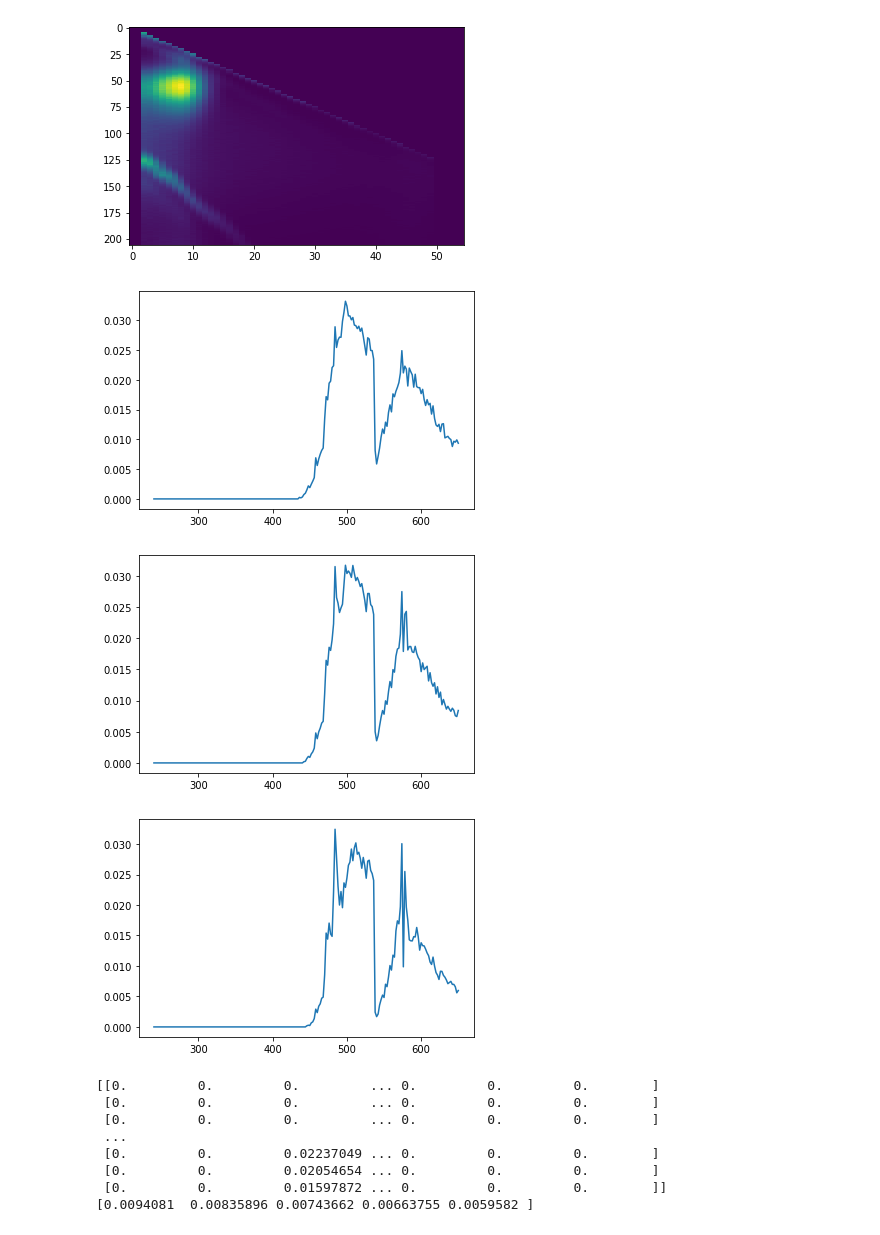
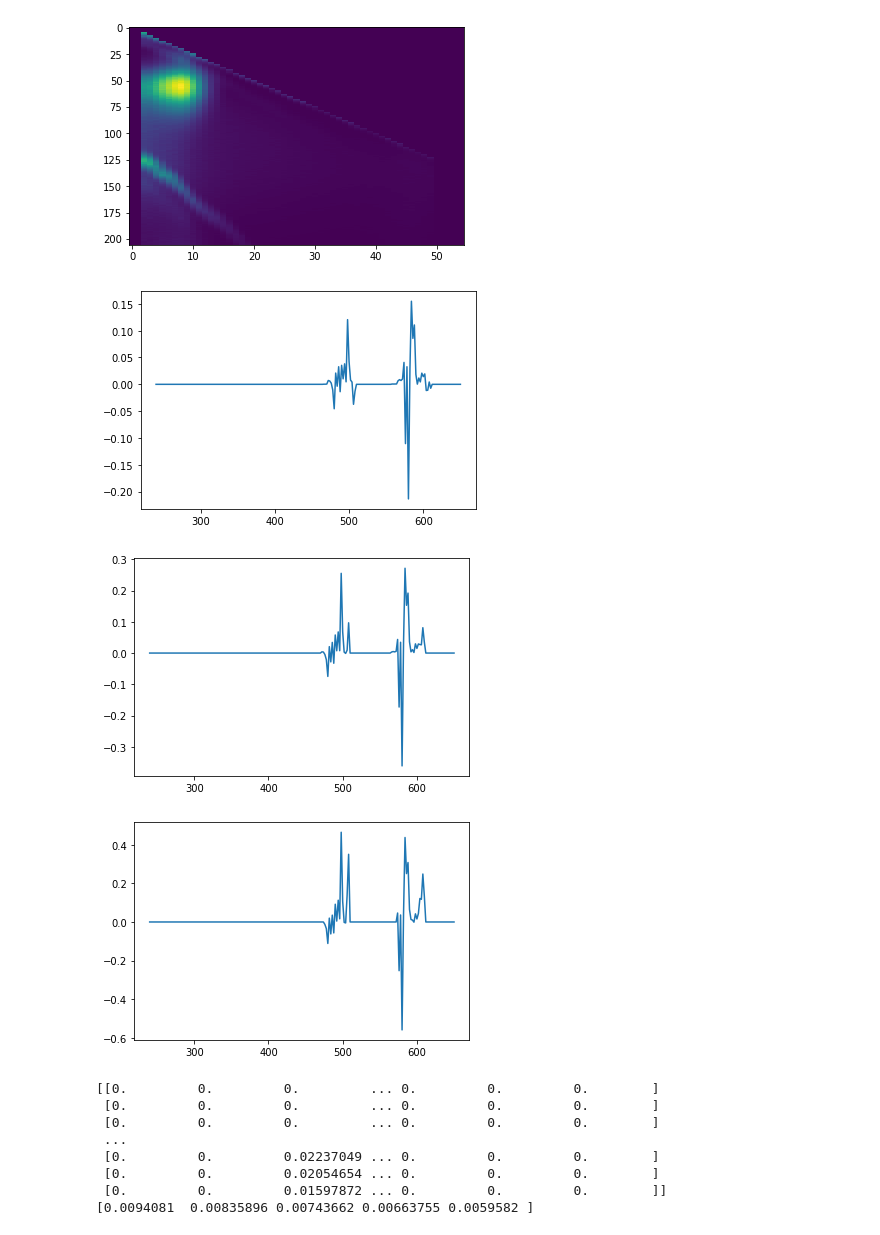
Before and after one commit to 89605502155/course-work-2, a Jupyter notebook: курсовая 3.0.ipynb, the cells around one changed output. Drawn from its saved outputs; the diff is of its cells as text; code cells hidden in the pictures.

```diff
--- a/курсовая 3.0.ipynb
+++ b/курсовая 3.0.ipynb
@@ -211,17 +211,18 @@ while k < 35:
             Xx[ty[tg],i]=a13[tg]
     #уберу небольшие шумы в конце
     for i in range (35,55):
-        tg=[]
         nb=[]
         jn=0
         nj=0
         for j in range (75,206):
-            if ()
-            if (j==205) or (j<=80):
-                tg+=[j]
-            else:
+            if (Xx[j,i]>jn):
+                jn=Xx[j,i]
+                nj=j
+        for j in range (75,204):
+            if (j!=nj):
                 nb+=[j]
-        a14=scipy.interpolate.PchipInterpolator(lrl[nb],Xx[nb,i])
+        tg=[73,74,nj-1,204,205]
+        a14=scipy.interpolate.PchipInterpolator(lrl[tg],Xx[tg,i])
         a15=a14(lrl[nb]).astype(float)
         for vz in range (len(nb)):
             Xx[nb[vz],i]=a15[vz]
@@ -242,39 +243,39 @@ plt.imshow(Xx,aspect="auto")
 plt.show();
 plt.imshow(x,aspect="auto")
 plt.show();
-plt.plot(lrl,X[34,:,46])
+plt.plot(lrl,X[34,:,52])
 plt.show();
-plt.plot(lrl,X[34,:,47])
+plt.plot(lrl,X[34,:,53])
 plt.show();
-plt.plot(lrl,X[34,:,48])
+plt.plot(lrl,X[34,:,54])
 plt.show();
 print()
 print(X[5,:,:])
 print(a2)
 # %% [output]
 [240. 242. 244. 246. 248. 250. 252. 254. 256. 258. 260. 262. 264. 266.
  268. 270. 272. 274. 276. 278. 280. 282. 284. 286. 288. 290. 292. 294.
  296. 298. 300. 302. 304. 306. 308. 310. 312. 314. 316. 318. 320. 322.
  324. 326. 328. 330. 332. 334. 336. 338. 340. 342. 344. 346. 348. 350.
  352. 354. 356. 358. 360. 362. 364. 366. 368. 370. 372. 374. 376. 378.
  380. 382. 384. 386. 388. 390. 392. 394. 396. 398. 400. 402. 404. 406.
  408. 410. 412. 414. 416. 418. 420. 422. 424. 426. 428. 430. 432. 434.
  436. 438. 440. 442. 444. 446. 448. 450. 452. 454. 456. 458. 460. 462.
  464. 466. 468. 470. 472. 474. 476. 478. 480. 482. 484. 486. 488. 490.
  492. 494. 496. 498. 500. 502. 504. 506. 508. 510. 512. 514. 516. 518.
  520. 522. 524. 526. 528. 530. 532. 534. 536. 538. 540. 542. 544. 546.
  548. 550. 552. 554. 556. 558. 560. 562. 564. 566. 568. 570. 572. 574.
 ... (12 lines left out)
  [0. 0. 0. ... 0. 0. 0.]
  [0. 0. 0. ... 0. 0. 0.]]
 302.14811874200524
 274.0
 [figure]
 [figure]
 [figure]
-[figure, old version]
+[figure, new version]
-[figure, old version]
+[figure, new version]
-[figure, old version]
+[figure, new version]
 [[0.         0.         0.         ... 0.         0.         0.        ]
  [0.         0.         0.         ... 0.         0.         0.        ]
  [0.         0.         0.         ... 0.         0.         0.        ]
```
Also changed, not shown: 2 other files.
